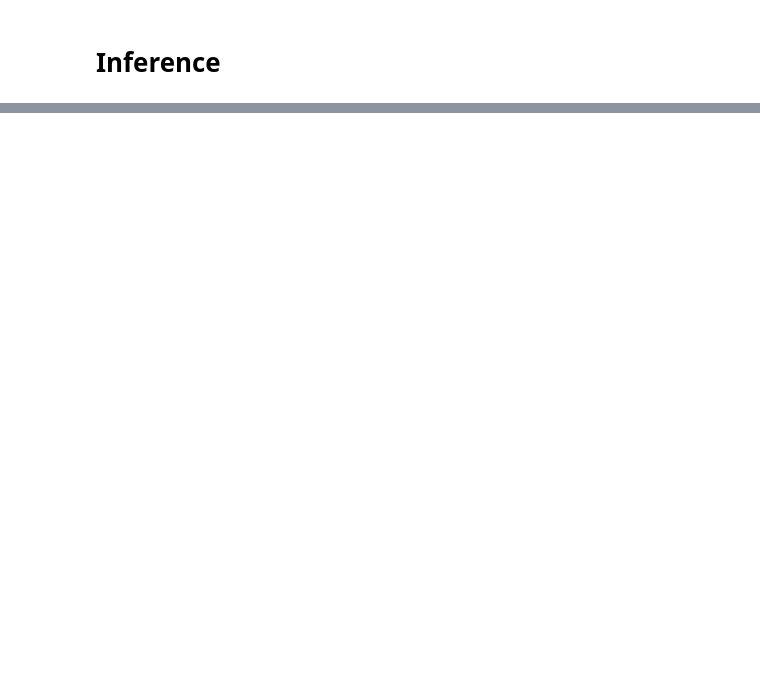
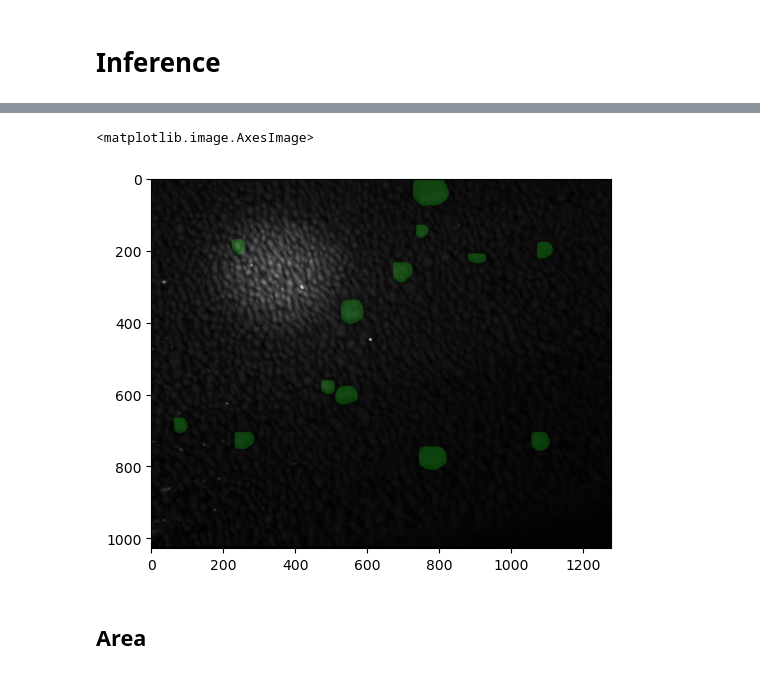
Before and after one commit to ssslakter/hits-rocks, a Jupyter notebook: nbs/01_baseline.ipynb, the cells around one changed output, grey strips where cells are left out. Drawn from its saved outputs; the diff is of its cells as text; code cells hidden in the pictures; blank space fills up the shorter version.

Commit message:
add u-net and areas

```diff
--- a/nbs/01_baseline.ipynb
+++ b/nbs/01_baseline.ipynb
@@ -26,14 +31,22 @@ Speed: 5.5ms preprocess, 125.3ms inference, 26.1ms postprocess per image at shap
 # %%
+def extract_points(mask): return mask.xy[0].astype(np.int32)[None]
+
 def get_mask(result):
     '''get segmentation mask from yolo model'''
-    def extract_points(mask):
-        return mask.xy[0].astype(np.int32)[None]
-
     res = np.zeros(result.orig_shape, dtype=np.uint8)
     for mask in result.masks:
         res = cv2.fillPoly(res, extract_points(mask), 255)
     return res
 
 def merge_with_mask(image, mask, p=0.2, gamma=0):
+    '''Merge together original image and segmentation mask'''
     mask_color = cv2.cvtColor(mask, cv2.COLOR_GRAY2BGR)*np.array([0,1,0], np.uint8)
     return cv2.addWeighted(image, 1-p, mask_color, p, gamma)
+# %%
+mask = get_mask(res[0])
+plt.imshow(merge_with_mask(image,mask))
+# %% [output]
+<matplotlib.image.AxesImage>
+[figure, added]
+# %% [markdown]
+## Area
```
Also changed, not shown: parts of 13 cells of this notebook, 2 other files.
